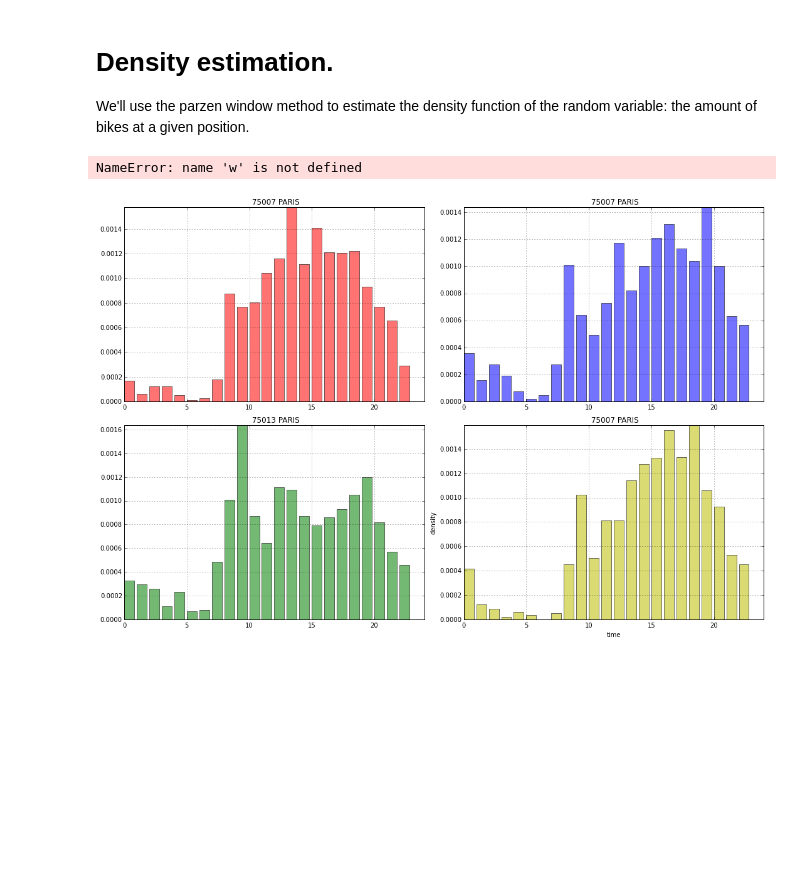
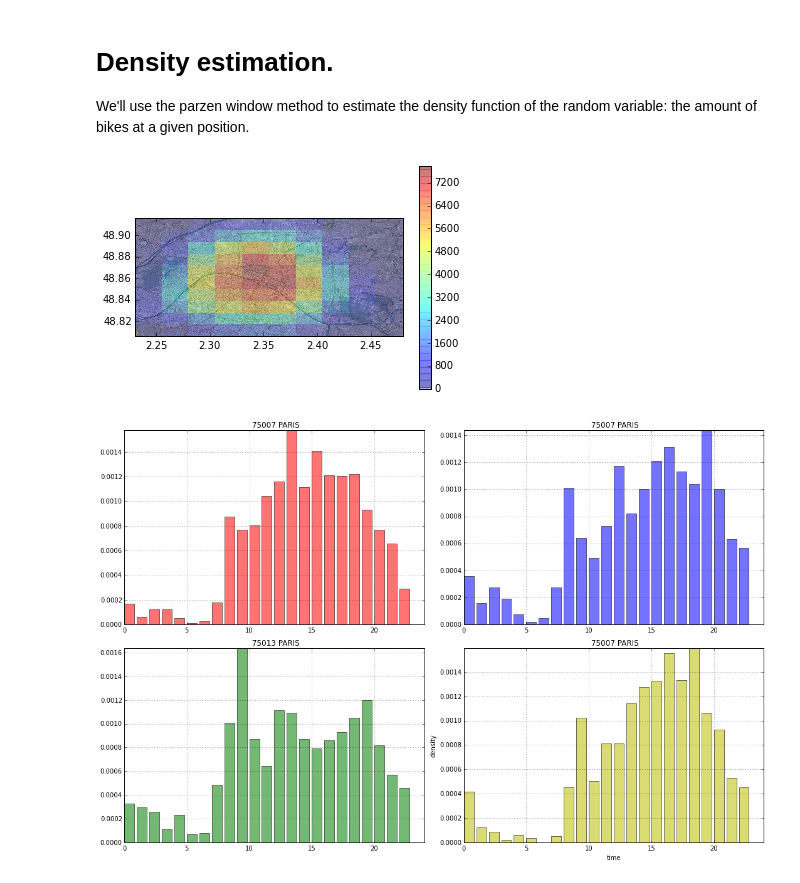
Before and after one commit to marioviti/ARF, a Jupyter notebook: density_estimation/ density estimation.ipynb, the cells around one changed output. Cells and saved outputs as stored; diff of their text form; code cells hidden in the pictures; blank space fills up the shorter version.

```diff
--- a/density_estimation/ density estimation.ipynb
+++ b/density_estimation/ density estimation.ipynb
@@ -48,7 +48,7 @@ for i,idx in idx_stations.items():
     geo_mat[i,0] =stations[idx][3]
     geo_mat[i,1]= stations[idx][2]
 
-steps = 100
+steps = 10
 xx,yy = np.meshgrid(np.linspace(xmin,xmax,steps),np.linspace(ymin,ymax,steps))
 grid = np.c_[xx.ravel(),yy.ravel()]
 density = np.zeros((steps,steps))
@@ -57,44 +57,39 @@ h = (xmax-xmin)/steps
 def parzen_estimation(x,h):
     acc = 0
     for i in range(geo_mat.shape[0]):
         if np.linalg.norm(geo_mat[i]-x) < h:
             acc+= stations[idx_stations[i]][-1]
     return acc
 
 def gaussian(x,sigma):
     """
         gaussian function of mean: x, stdev: sigma
     """
     sigma2to2 = float(2*sigma**2)
-    A = 1/np.sqrt(sigma2to2*np.pi)
+    A = 1/float(np.sqrt(sigma2to2*np.pi))
     xx = x**2
-    exponent = - ( xx/sigma2to2  )
+    exponent = -( xx/sigma2to2  )
     return A*np.exp(exponent)
 
-def gaussian_estimation(xc,x,sigma):
+def gaussian_estimation(x,sigma):
     dist = np.linalg.norm(geo_mat[i]-x, 2)
     if dist < 3*sigma:
         w = gaussian(dist,sigma)
         return w
     return 0
 
 for i,j in [(i,j) for i in range(steps) for j in range(steps)]:
-    #density[i,j] = parzen_estimation((xx[i,j],yy[i,j]),h)
-    x = xx[i,j],yy[i,j]
-    acc = 0
-    for i in range(geo_mat.shape[0]):
-        acc+= w*stations[idx_stations[i]][-1]
-    density[i,j] = gaussian_estimation()
-density /= np.sum(density)
+    density[i,j] = parzen_estimation((xx[i,j],yy[i,j]),h)
+    #density[i,j] = gaussian_estimation((xx[i,j],yy[i,j]),h)
 
 plt.imshow(parismap,extent=[xmin,xmax,ymin,ymax],aspect=1.3)
 plt.imshow(density,extent=[xmin,xmax,ymin,ymax],interpolation='none',\
                alpha=0.3,origin = "lower")
 
 plt.colorbar()
 plt.show()
 # %% [output]
-NameError: name 'w' is not defined
+[figure, added]
 # %%
 def gaussian(x,mu,sigma):
     """
```
